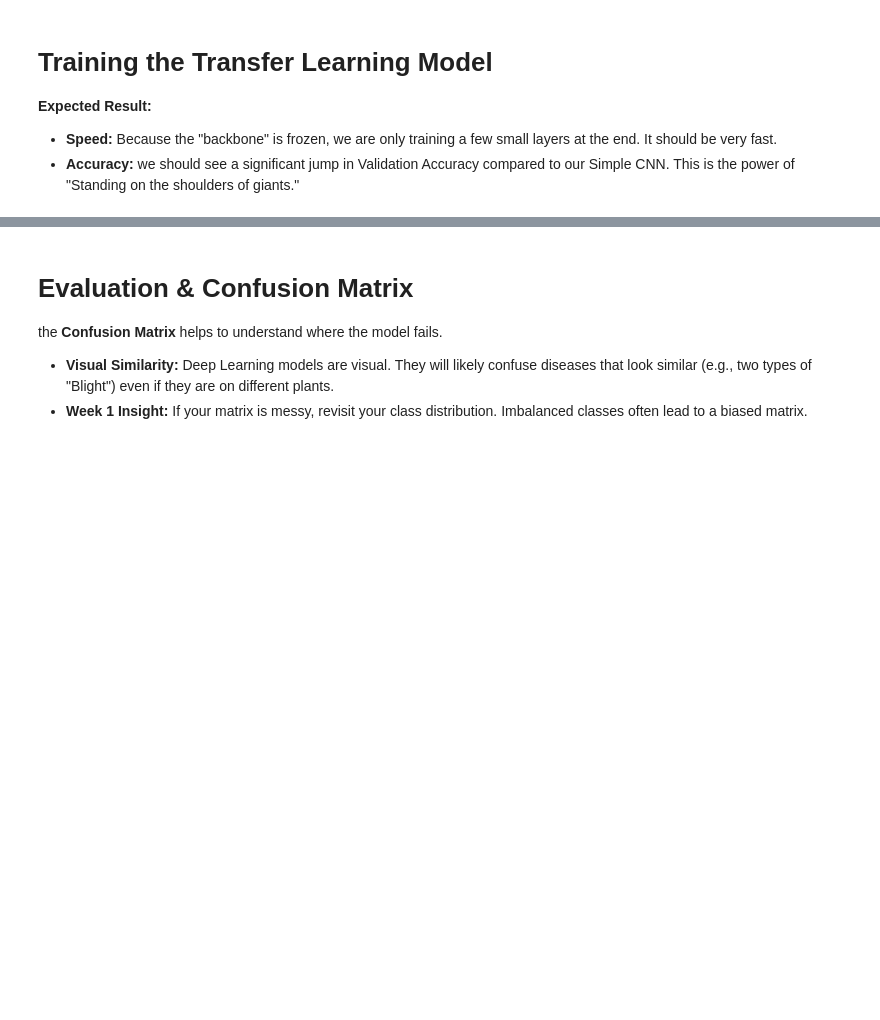
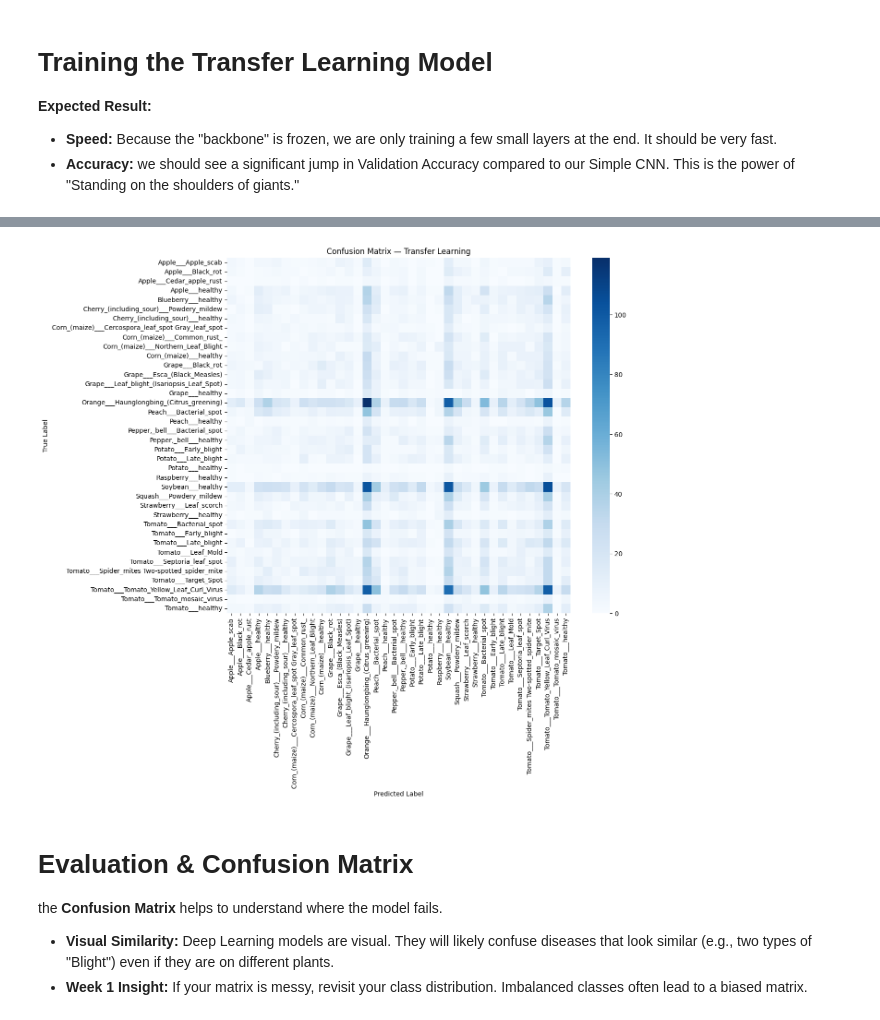
Before and after one commit to negivaibhav101-code/wids-5-plant-disease-classification, a Jupyter notebook: 01_EDA_PlantVillage.ipynb, the cells around one changed output, grey strips where cells are left out. Saved outputs shown, nothing was run; the diff lists cells and outputs as text; code cells hidden in the pictures; blank space fills up the shorter version.

```diff
--- a/01_EDA_PlantVillage.ipynb
+++ b/01_EDA_PlantVillage.ipynb
@@ -609,10 +668,17 @@ We downloaded **MobileNetV2**, a model already trained on **1.4 million images**
 # %%
+from tensorflow.keras import layers, models
+
+NUM_CLASSES = 38  # you already confirmed this
+
 transfer_model = models.Sequential([
-    layers.Input(shape=(224,224,3)),
+    layers.Input(shape=(224, 224, 3)),
+
     data_augmentation,
-    preprocess_input,
+
+    layers.Lambda(preprocess_input),  # ✅ FIX HERE
 
     base_model,
+
     layers.GlobalAveragePooling2D(),
     layers.Dense(128, activation='relu'),
     layers.Dense(NUM_CLASSES, activation='softmax')
@@ -633,0 +758,5 @@ transfer_model.summary()
+# %%
+AUTOTUNE = tf.data.AUTOTUNE
+
+train_ds = train_ds.prefetch(buffer_size=AUTOTUNE)
+val_ds = val_ds.prefetch(buffer_size=AUTOTUNE)
@@ -645,0 +798,5 @@ history_transfer = transfer_model.fit(
+# %%
+
+y_true = np.concatenate([
+    labels.numpy() for images, labels in val_ds
+])
@@ -645,0 +813,5 @@ history_transfer = transfer_model.fit(
+# %%
+y_pred = np.argmax(
+    transfer_model.predict(val_ds),
+    axis=1
+)
@@ -646,15 +833,21 @@ history_transfer = transfer_model.fit(
 # %%
-y_true = np.concatenate([yfor x, yin val_ds])
-y_pred = np.argmax(transfer_model.predict(val_ds), axis=1)
-
 cm = confusion_matrix(y_true, y_pred)
 
-plt.figure(figsize=(10,8))
-sns.heatmap(cm, cmap="Blues")
+plt.figure(figsize=(12, 10))
+sns.heatmap(
+    cm,
+    cmap="Blues",
+    xticklabels=class_names,
+    yticklabels=class_names
+)
 plt.title("Confusion Matrix — Transfer Learning")
+plt.xlabel("Predicted Label")
+plt.ylabel("True Label")
+plt.xticks(rotation=90)
+plt.yticks(rotation=0)
 plt.show()
-
-print(classification_report(y_true, y_pred, target_names=class_names))
+# %% [output]
+[figure, added]
 # %% [markdown]
 # Evaluation & Confusion Matrix
 
```
Also changed, not shown: parts of 23 cells of this notebook.
